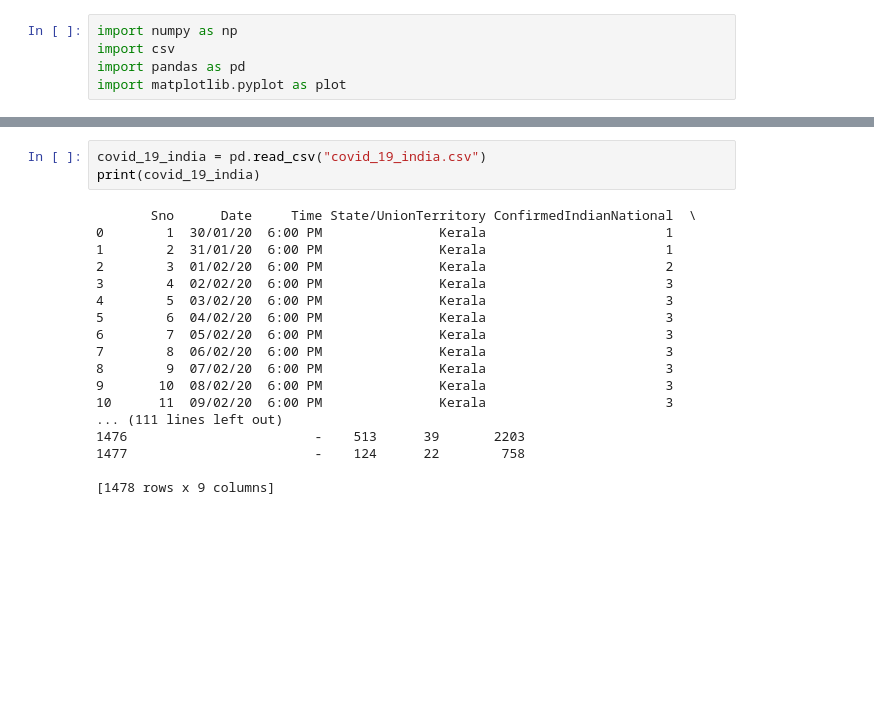
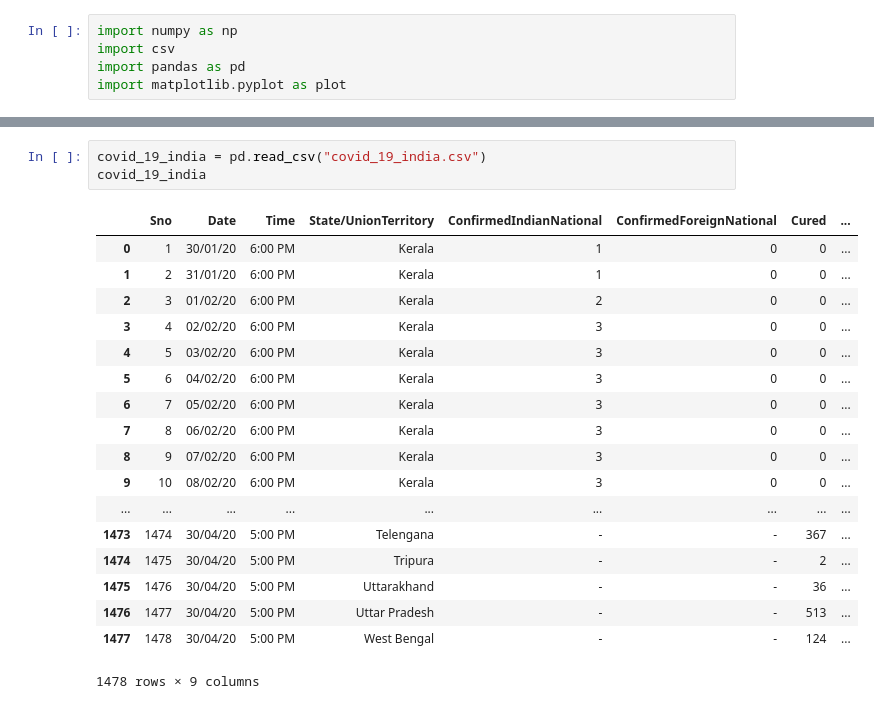
Before and after one commit to kumarvimlesh/covid_19_adbms, a Jupyter notebook: pattern_analysis.ipynb, the cells around one changed output, grey strips where cells are left out. Drawn from its saved outputs; the diff is of its cells as text; blank space fills up the shorter version.

```diff
--- a/pattern_analysis.ipynb
+++ b/pattern_analysis.ipynb
@@ -21,21 +69,22 @@ print(AgeGroupDetails)
 # %%
 covid_19_india = pd.read_csv("covid_19_india.csv")
-print(covid_19_india)
+covid_19_india
 # %% [output]
+|  | Sno | Date | Time | State/UnionTerritory | ConfirmedIndianNational | ConfirmedForeignNational | Cured | ... |
+| 0 | 1 | 30/01/20 | 6:00 PM | Kerala | 1 | 0 | 0 | ... |
+| 1 | 2 | 31/01/20 | 6:00 PM | Kerala | 1 | 0 | 0 | ... |
+| 2 | 3 | 01/02/20 | 6:00 PM | Kerala | 2 | 0 | 0 | ... |
+| 3 | 4 | 02/02/20 | 6:00 PM | Kerala | 3 | 0 | 0 | ... |
+| 4 | 5 | 03/02/20 | 6:00 PM | Kerala | 3 | 0 | 0 | ... |
+| 5 | 6 | 04/02/20 | 6:00 PM | Kerala | 3 | 0 | 0 | ... |
+| 6 | 7 | 05/02/20 | 6:00 PM | Kerala | 3 | 0 | 0 | ... |
+| 7 | 8 | 06/02/20 | 6:00 PM | Kerala | 3 | 0 | 0 | ... |
+| 8 | 9 | 07/02/20 | 6:00 PM | Kerala | 3 | 0 | 0 | ... |
+| 9 | 10 | 08/02/20 | 6:00 PM | Kerala | 3 | 0 | 0 | ... |
+| ... | ... | ... | ... | ... | ... | ... | ... | ... |
+| 1473 | 1474 | 30/04/20 | 5:00 PM | Telengana | - | - | 367 | ... |
+| 1474 | 1475 | 30/04/20 | 5:00 PM | Tripura | - | - | 2 | ... |
+| 1475 | 1476 | 30/04/20 | 5:00 PM | Uttarakhand | - | - | 36 | ... |
+| 1476 | 1477 | 30/04/20 | 5:00 PM | Uttar Pradesh | - | - | 513 | ... |
+| 1477 | 1478 | 30/04/20 | 5:00 PM | West Bengal | - | - | 124 | ... |
-       Sno      Date     Time State/UnionTerritory ConfirmedIndianNational  \
-0        1  30/01/20  6:00 PM               Kerala                       1
-1        2  31/01/20  6:00 PM               Kerala                       1
-2        3  01/02/20  6:00 PM               Kerala                       2
-3        4  02/02/20  6:00 PM               Kerala                       3
-4        5  03/02/20  6:00 PM               Kerala                       3
-5        6  04/02/20  6:00 PM               Kerala                       3
-6        7  05/02/20  6:00 PM               Kerala                       3
-7        8  06/02/20  6:00 PM               Kerala                       3
-8        9  07/02/20  6:00 PM               Kerala                       3
-9       10  08/02/20  6:00 PM               Kerala                       3
-10      11  09/02/20  6:00 PM               Kerala                       3
-... (111 lines left out)
-1476                        -    513      39       2203
-1477                        -    124      22        758
-
-[1478 rows x 9 columns]
+1478 rows × 9 columns
```
Also changed, not shown: parts of 13 cells of this notebook.
